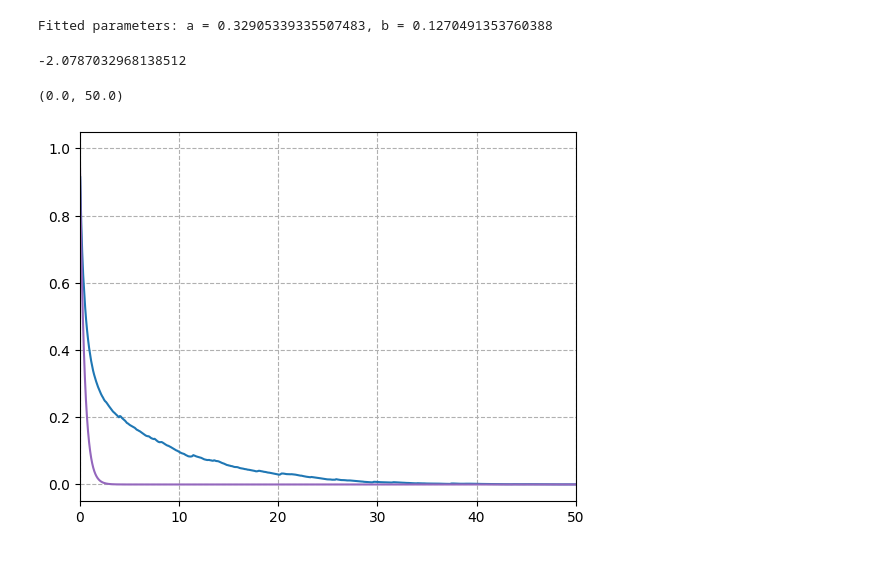
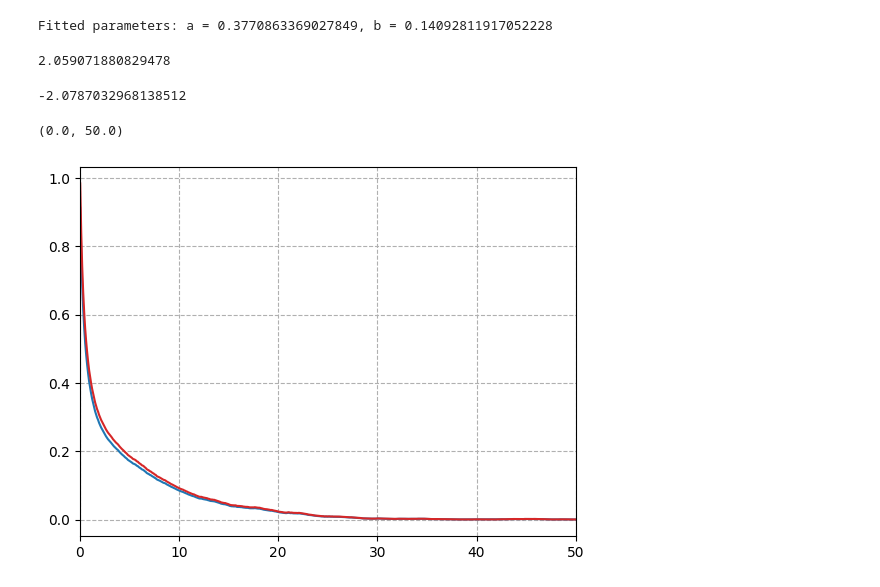
Before and after one commit to sda-express-one/DQMC, a Jupyter notebook: data_processing.ipynb, the cells around one changed output. Saved outputs shown, nothing was run; the diff lists cells and outputs as text; code cells hidden in the pictures.

Commit message:
partial fix of exact GF estimator

```diff
--- a/data_processing.ipynb
+++ b/data_processing.ipynb
@@ -50,15 +50,19 @@ def exponential_func(x, a, b):
     return a * np.exp(-b * x)
 # %%
 data = np.loadtxt("histo.txt")
+# %%
+exact = np.loadtxt("GF^(0)exact.txt")
 # %%
 # Fit the exponential function to the data
-params, covariance = curve_fit(exponential_func, data[20:,0], data[20:,1])
+params, covariance = curve_fit(exponential_func, data[75:,0], data[75:,1])
 
 # Extract the parameters
 a, b = params
 print(f"Fitted parameters: a = {a}, b = {b}")
+2.2-b
 # %% [output]
-Fitted parameters: a = 0.32905339335507483, b = 0.1270491353760388
+Fitted parameters: a = 0.3770863369027849, b = 0.14092811917052228
+2.059071880829478
 # %%
 0.12129670318614888 - 2.2
 # %% [output]
@@ -73,11 +76,12 @@ y = exponential_func(x, 1, 2.2)
 # %%
 fig, ax = plt.subplots()
 ax.plot(data[0:,0], data[0:,1], color="tab:blue")
-ax.plot(x, y, color="tab:purple")
+ax.plot(exact[0:,0], exact[0:,1]*3, color="tab:red")
+#ax.plot(x, y, color="tab:purple")
 #ax.plot(x, z, color = "tab:green")
 ax.grid(linestyle="--")
 #ax.plot(x_fit, y_fit, color="tab:orange")
 ax.set_xlim(0, 50)
 # %% [output]
 (0.0, 50.0)
-[figure, old version]
+[figure, new version]
```
Also changed, not shown: parts of 14 cells of this notebook, 3 other files.
